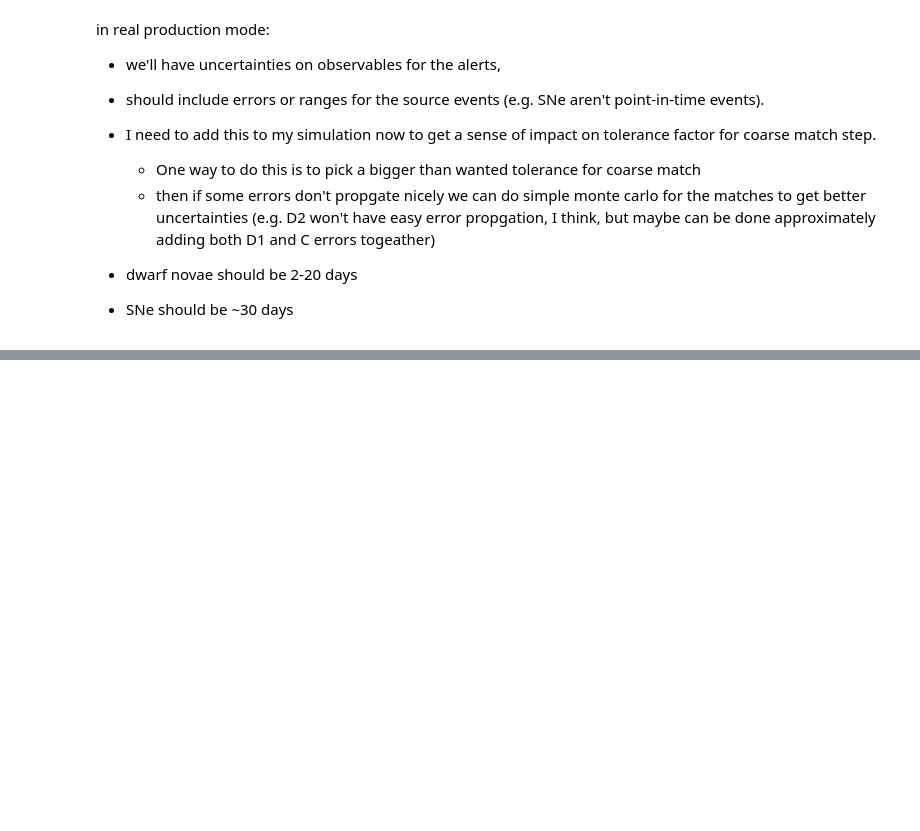
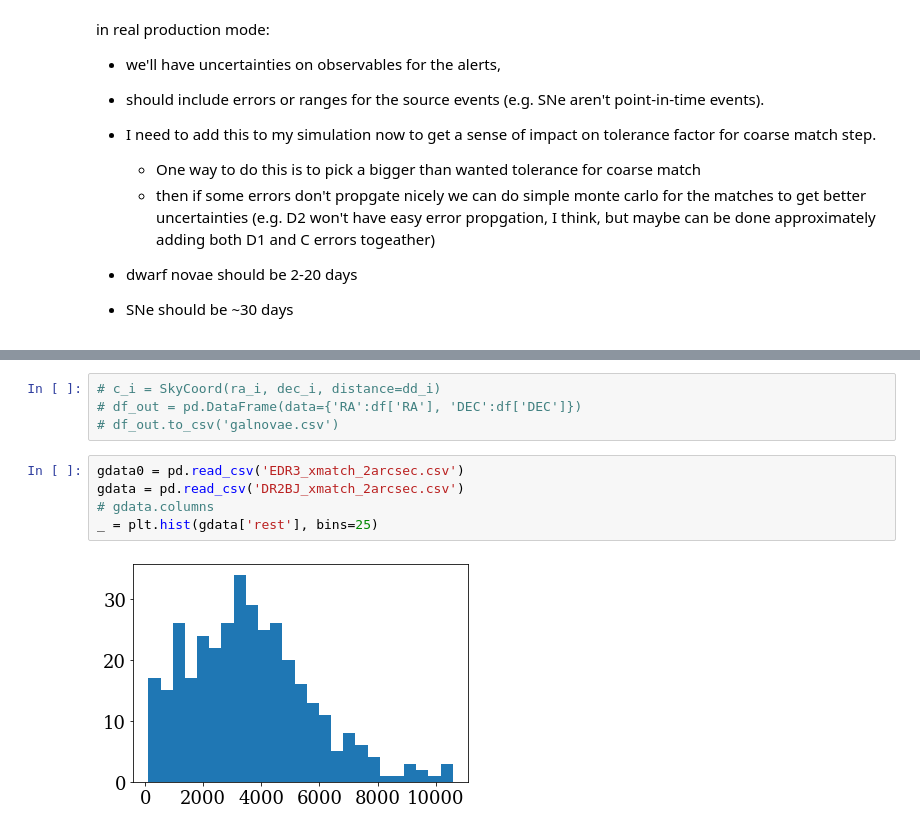
Before and after one commit to jradavenport/daen, a Jupyter notebook: code/workflow_outline.ipynb, the cells around one changed output, grey strips where cells are left out. Drawn from its saved outputs; the diff is of its cells as text; blank space fills up the shorter version.

```diff
--- a/code/workflow_outline.ipynb
+++ b/code/workflow_outline.ipynb
@@ -213,0 +231,11 @@ in real production mode:
+# %%
+# c_i = SkyCoord(ra_i, dec_i, distance=dd_i)
+# df_out = pd.DataFrame(data={'RA':df['RA'], 'DEC':df['DEC']})
+# df_out.to_csv('galnovae.csv')
+# %%
+gdata0 = pd.read_csv('EDR3_xmatch_2arcsec.csv')
+gdata = pd.read_csv('DR2BJ_xmatch_2arcsec.csv')
+# gdata.columns
+_ = plt.hist(gdata['rest'], bins=25)
+# %% [output]
+[figure, added]
```
Also changed, not shown: parts of 9 cells of this notebook, 1 other file.
